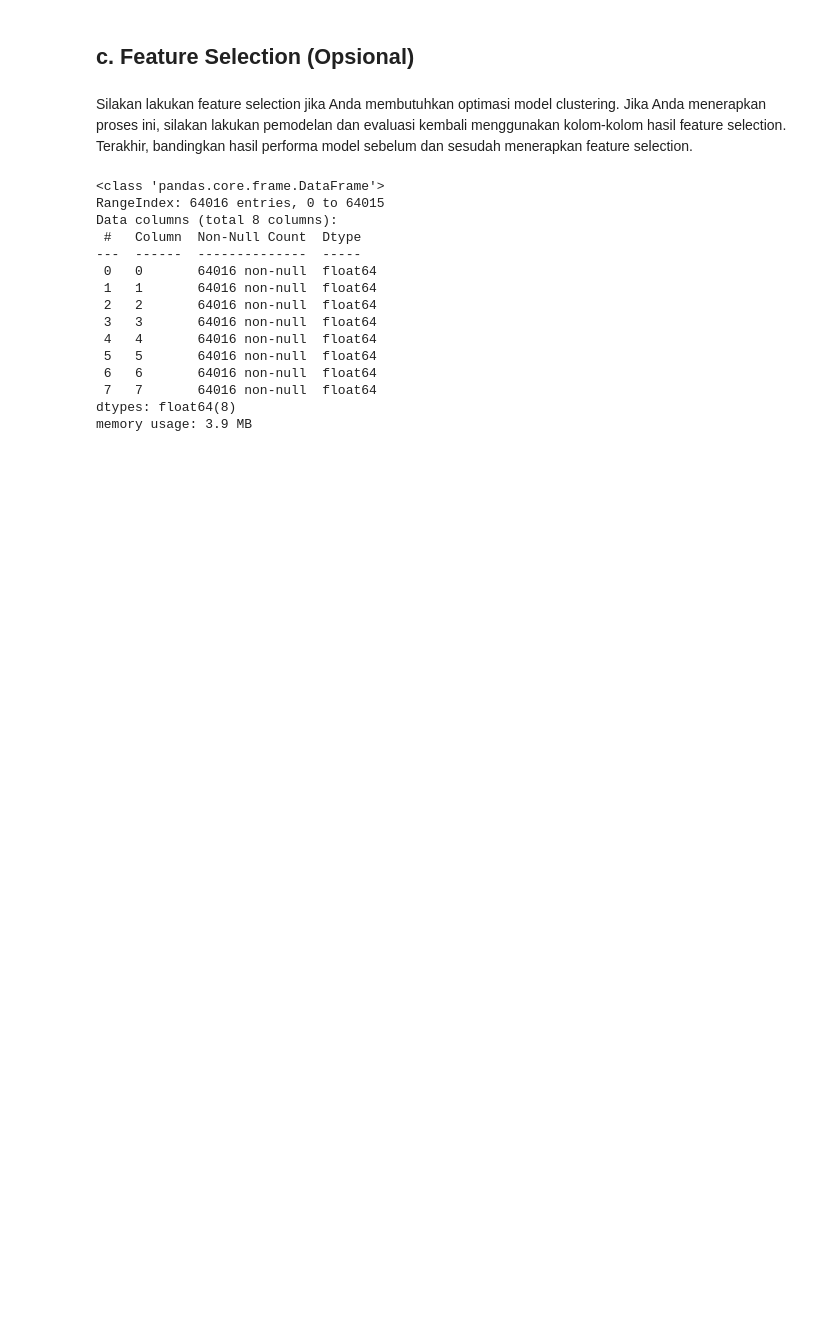
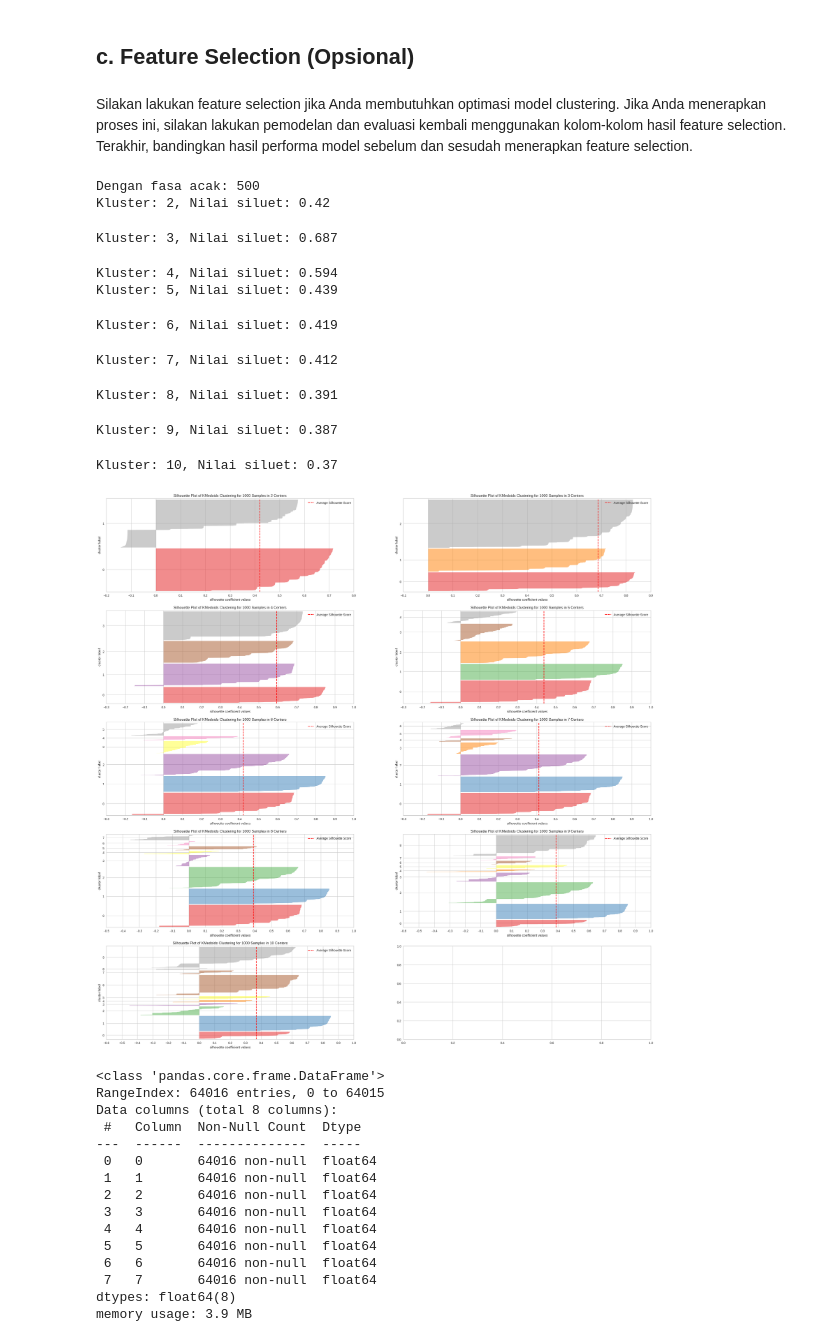
Before and after one commit to DGkurnia/cnkproject, a Jupyter notebook: BMLP_Derfansyah_Guswiranata_Kurnia_clus_ii.ipynb, the cells around one changed output. Cells and saved outputs as stored; diff of their text form; code cells hidden in the pictures; blank space fills up the shorter version.

```diff
--- a/BMLP_Derfansyah_Guswiranata_Kurnia_clus_ii.ipynb
+++ b/BMLP_Derfansyah_Guswiranata_Kurnia_clus_ii.ipynb
@@ -950,2 +1067,20 @@ Silakan lakukan feature selection jika Anda membutuhkan optimasi model clusterin
+# %%
+#Deklarasi seleksi fitur untuk kolom
+selected_features = [5,6]
+# %%
+#Eksekusi untuk melihat fitur
+inspsf = inspeksi_klus(nilkomp, selected_features=selected_features)
+# %% [output]
+Dengan fasa acak: 500
+Kluster: 2, Nilai siluet: 0.42
+Kluster: 3, Nilai siluet: 0.687
+Kluster: 4, Nilai siluet: 0.594
+Kluster: 5, Nilai siluet: 0.439
+Kluster: 6, Nilai siluet: 0.419
+Kluster: 7, Nilai siluet: 0.412
+Kluster: 8, Nilai siluet: 0.391
+Kluster: 9, Nilai siluet: 0.387
+Kluster: 10, Nilai siluet: 0.37
+[figure, added]
 # %%
 #Tahap awal fungsi dengan seleksi fitur
```
Also changed, not shown: parts of 38 cells of this notebook.
